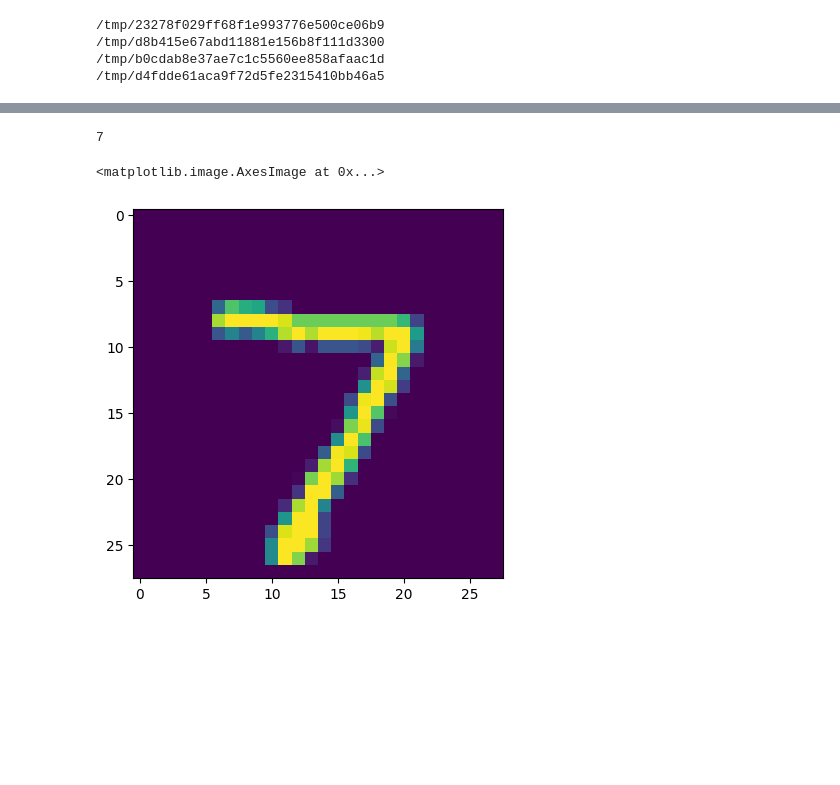
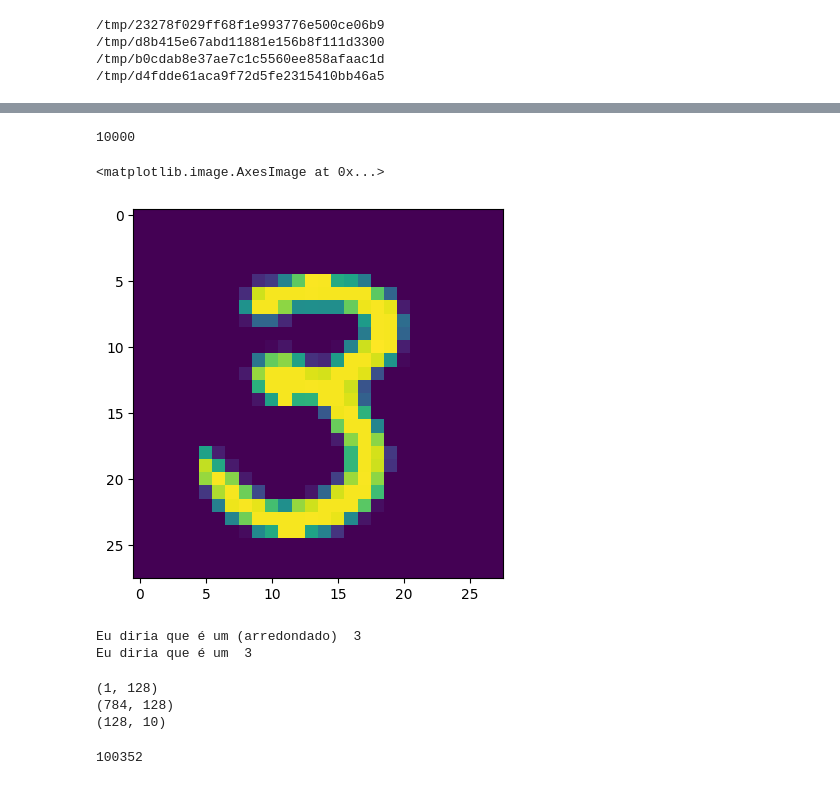
Before and after one commit to leosmaia21/mnisFromScratch, a Jupyter notebook: mnistFromScratch.ipynb, the cells around one changed output, grey strips where cells are left out. Drawn from its saved outputs; the diff is of its cells as text; code cells hidden in the pictures; blank space fills up the shorter version.

```diff
--- a/mnistFromScratch.ipynb
+++ b/mnistFromScratch.ipynb
@@ -211,12 +211,54 @@ numpy_eval()
 # %%
 #test with new image from internet
 
 import cv2
 
-img = X_test[0]
-print(Y_test[0])
+print(len(X_test))
+imageIndex = 5356
+
+img = X_test[imageIndex]
 imshow(img)
 # %% [output]
-7
+10000
 <matplotlib.image.AxesImage at 0x...>
-[figure, old version]
+[figure, new version]
+# %%
+
+# what is it?
+
+exp = 16
+l1_x = l1 * (2**exp)
+l1_x=l1_x.astype(int)
+l2_x = l2 * (2**exp)
+l2_x=l2_x.astype(int)
+
+x = img.reshape(1, -1).dot(l1_x)
+x = np.maximum(x, 0)
+x = x.dot(l2_x)
+
+print("Eu diria que é um (arredondado) ", np.argmax(x))
+x = img.reshape(1, -1).dot(l1)
+x = np.maximum(x, 0)
+x = x.dot(l2)
+print("Eu diria que é um ", np.argmax(x))
+
+
+#save weights in a fixed point form
+
+np.savetxt("l1.txt",l1_x, fmt='%i', delimiter=',')
+np.savetxt("l2.txt",l2_x, fmt='%i', delimiter=',')
+# %% [output]
+Eu diria que é um (arredondado)  3
+Eu diria que é um  3
+# %%
+l = img.reshape(1, -1).dot(l1_x)
+ll = l.dot(l2_x).shape
+print(l.shape)
+print(l1.shape)
+print(l2.shape)
+784*128
+# %% [output]
+(1, 128)
+(784, 128)
+(128, 10)
+100352
```
Also changed, not shown: parts of 9 cells of this notebook, 5 other files.
